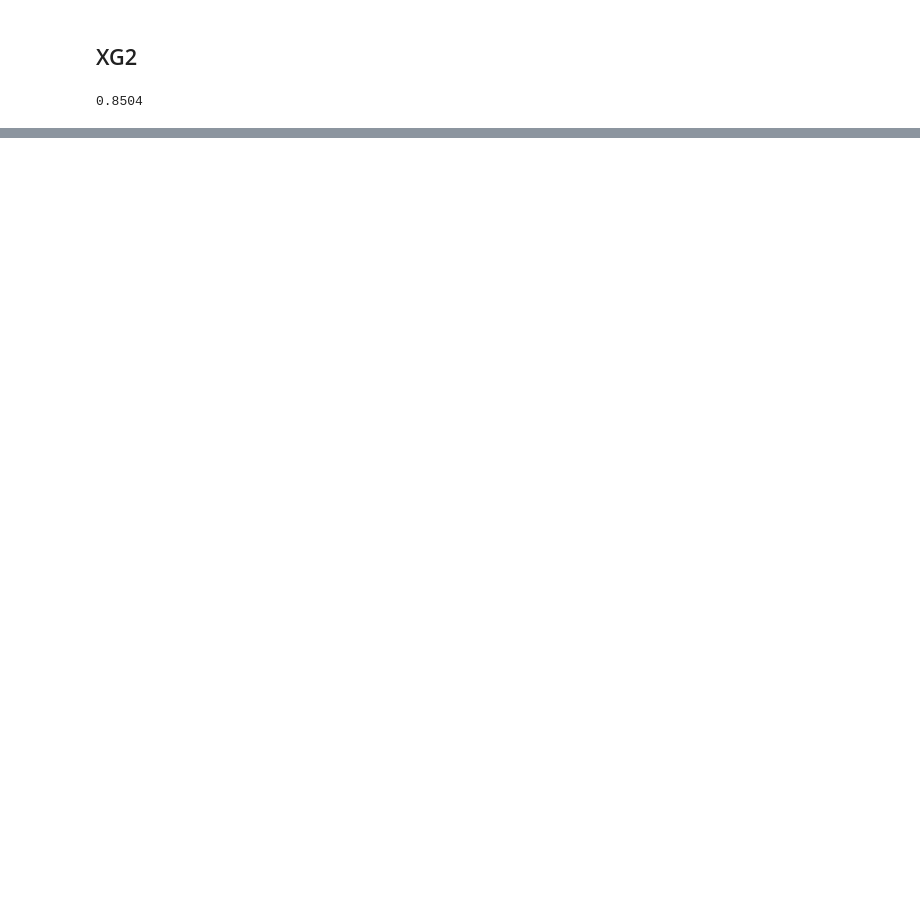
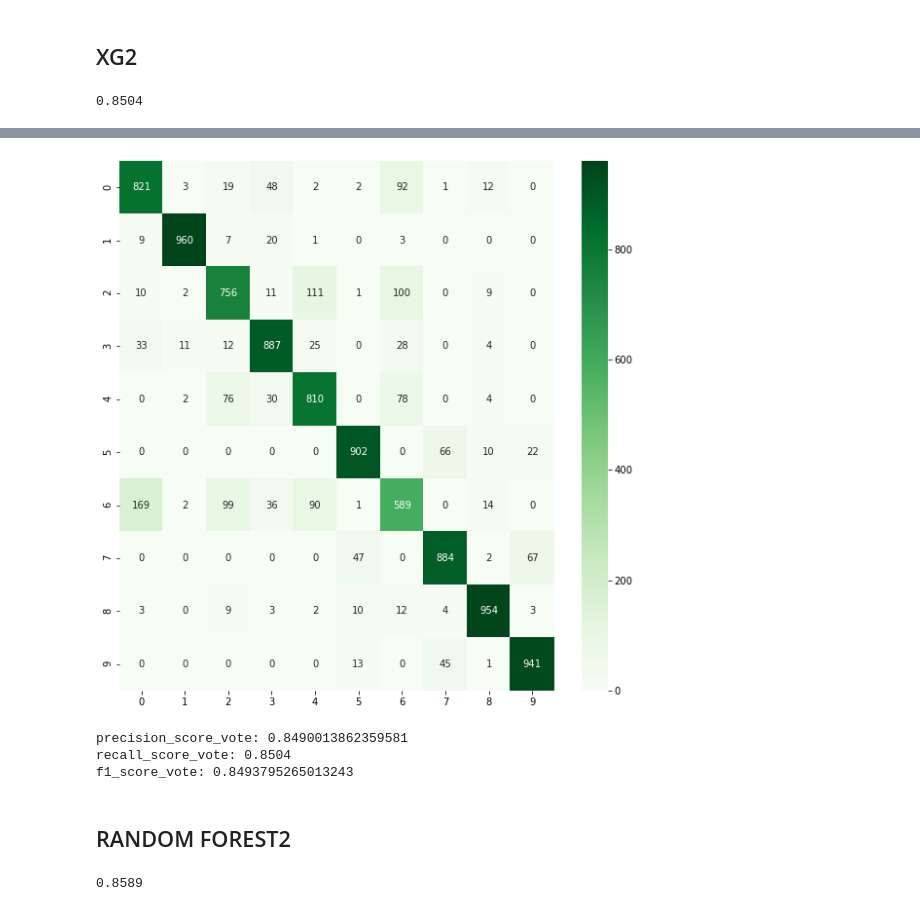
Before and after one commit to Yehudit-Brickner/data_science_end_of_year1_project, a Jupyter notebook: fasion mnist-2 3.5.21.ipynb, the cells around one changed output, grey strips where cells are left out. Cells and saved outputs as stored; diff of their text form; code cells hidden in the pictures; blank space fills up the shorter version.

```diff
--- a/fasion mnist-2 3.5.21.ipynb
+++ b/fasion mnist-2 3.5.21.ipynb
@@ -1021,0 +1045,23 @@ SyntaxError: invalid syntax (<ipython-input-114-e704e684a2f6>, line 1)
+# %%
+# confussion matrix
+mat_xg2_test=confusion_matrix(y_testing_set_dont_touch, y_pred_xg2_test)
+confussion_matrix(mat_xg2_test)
+# %% [output]
+[figure, added]
+# %%
+# precision score, recalll score, f1 score
+print("precision_score_vote:",precision_score(y_testing_set_dont_touch, y_pred_xg2_test,average='weighted'))
+print("recall_score_vote:",recall_score(y_testing_set_dont_touch, y_pred_xg2_test,average='weighted'))
+print("f1_score_vote:",f1_score(y_testing_set_dont_touch, y_pred_xg2_test,average='weighted'))
+# %% [output]
+precision_score_vote: 0.8490013862359581
+recall_score_vote: 0.8504
+f1_score_vote: 0.8493795265013243
+# %% [markdown]
+## RANDOM FOREST2
+# %%
+y_pred_forest2_test=forest2.predict(x_testing_set_dont_touch_reduced2)
+accuracy_forest2_test=metrics.accuracy_score(y_testing_set_dont_touch,y_pred_forest2_test)
+accuracy_forest2_test
+# %% [output]
+0.8589
```
Also changed, not shown: parts of 55 cells of this notebook.
